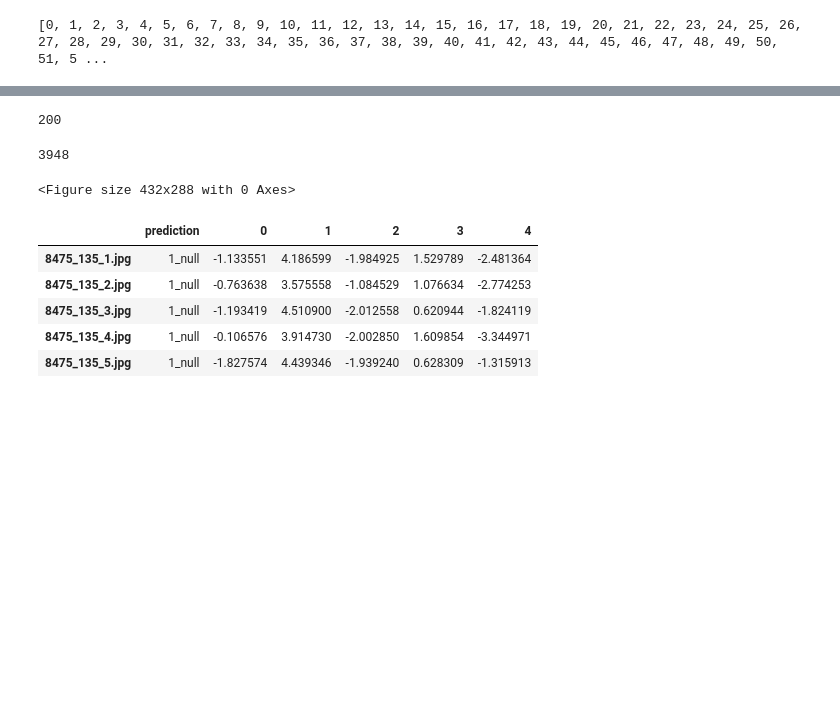
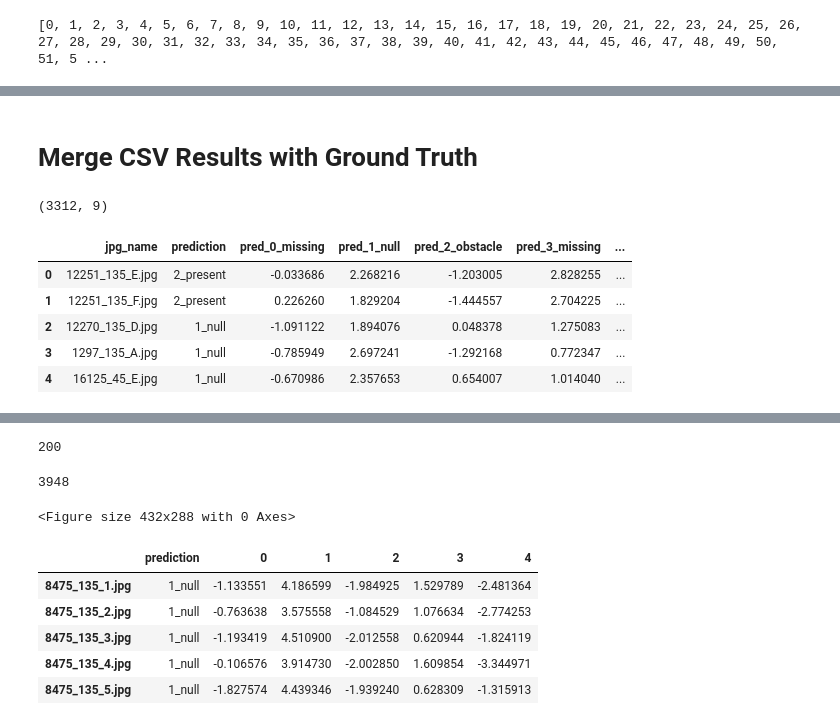
Before and after one commit to w210-accessibility/classify-streetview, a Jupyter notebook: evaluate-tiered-models/2020-04-13-EvaluateProjectSidewalkBaseline.ipynb, the cells around one changed output, grey strips where cells are left out. Drawn from its saved outputs; the diff is of its cells as text; code cells hidden in the pictures; blank space fills up the shorter version.

```diff
--- a/evaluate-tiered-models/2020-04-13-EvaluateProjectSidewalkBaseline.ipynb
+++ b/evaluate-tiered-models/2020-04-13-EvaluateProjectSidewalkBaseline.ipynb
@@ -197,0 +151,14 @@ tensor([0, 0, 0, 0, 0, 0, 0, 0, 0, 0, 0, 0, 0, 0, 0, 0, 0, 0, 0, 0, 0, 0, 0, 0,
+# %% [markdown]
+# Merge CSV Results with Ground Truth
+# %%
+df_merge = df_all.merge(df_testnames, how = 'inner', left_on = 'jpg_name', right_on = 'jpg_name')
+print(df_merge.shape)
+df_merge.head()
+# %% [output]
+(3312, 9)
+|  | jpg_name | prediction | pred_0_missing | pred_1_null | pred_2_obstacle | pred_3_missing | ... |
+| 0 | 12251_135_E.jpg | 2_present | -0.033686 | 2.268216 | -1.203005 | 2.828255 | ... |
+| 1 | 12251_135_F.jpg | 2_present | 0.226260 | 1.829204 | -1.444557 | 2.704225 | ... |
+| 2 | 12270_135_D.jpg | 1_null | -1.091122 | 1.894076 | 0.048378 | 1.275083 | ... |
+| 3 | 1297_135_A.jpg | 1_null | -0.785949 | 2.697241 | -1.292168 | 0.772347 | ... |
+| 4 | 16125_45_E.jpg | 1_null | -0.670986 | 2.357653 | 0.654007 | 1.014040 | ... |
```
Also changed, not shown: parts of 24 cells of this notebook, 2 other files.
